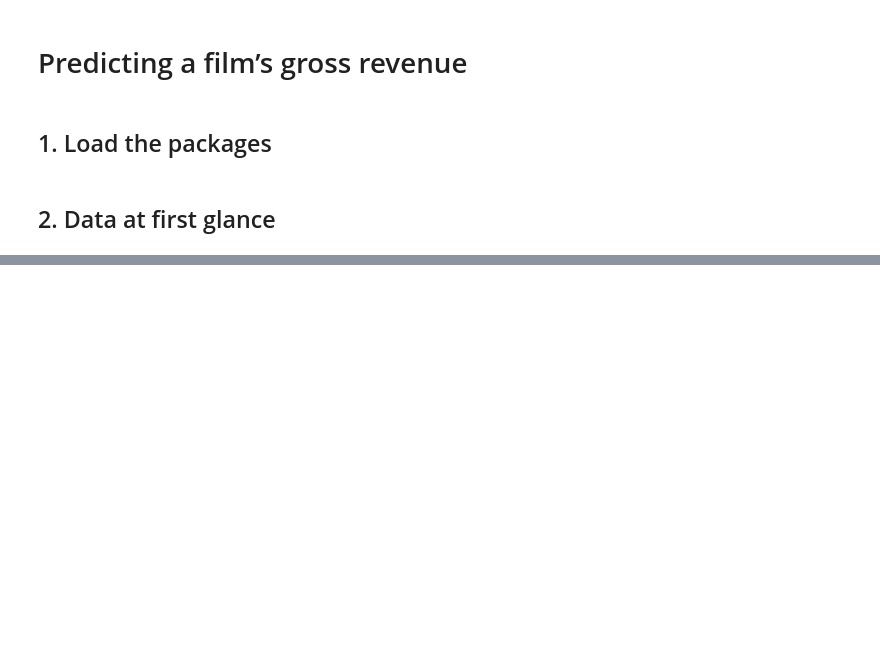
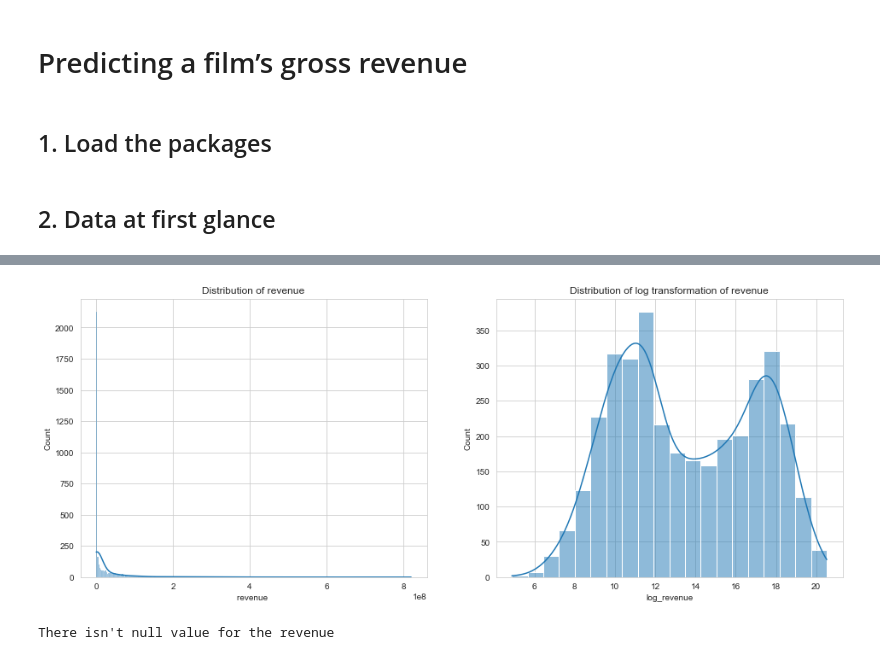
Before and after one commit to Siqi-Hu/LELEC2870-project, a Jupyter notebook: scripts/siqi.ipynb, the cells around one changed output, grey strips where cells are left out. Drawn from its saved outputs; the diff is of its cells as text; code cells hidden in the pictures; blank space fills up the shorter version.

```diff
--- a/scripts/siqi.ipynb
+++ b/scripts/siqi.ipynb
@@ -55,0 +137,3 @@ X1_cat.head()
+# %%
+# log revenue
+Y1['log_revenue'] = np.log1p(Y1['revenue ']) # using natural log of (1 + input), when input is null, the value will be 0
@@ -55,0 +149,15 @@ X1_cat.head()
+# %%
+fig, ax = plt.subplots(figsize = (16, 6))
+plt.subplot(1, 2, 1)
+sns.histplot(Y1['revenue '], kde=True)
+plt.title('Distribution of revenue')
+plt.subplot(1, 2, 2)
+sns.histplot(Y1['log_revenue'], kde=True)
+plt.title('Distribution of log transformation of revenue')
+plt.show()
+# %% [output]
+[figure, added]
+# %%
+print("There isn\'t null value for the revenue") if np.sum(Y1['log_revenue'] == 0) == 0 else print("There exists null value for the revenue")
+# %% [output]
+There isn't null value for the revenue
```
Also changed, not shown: parts of 68 cells of this notebook, 2 other files.
